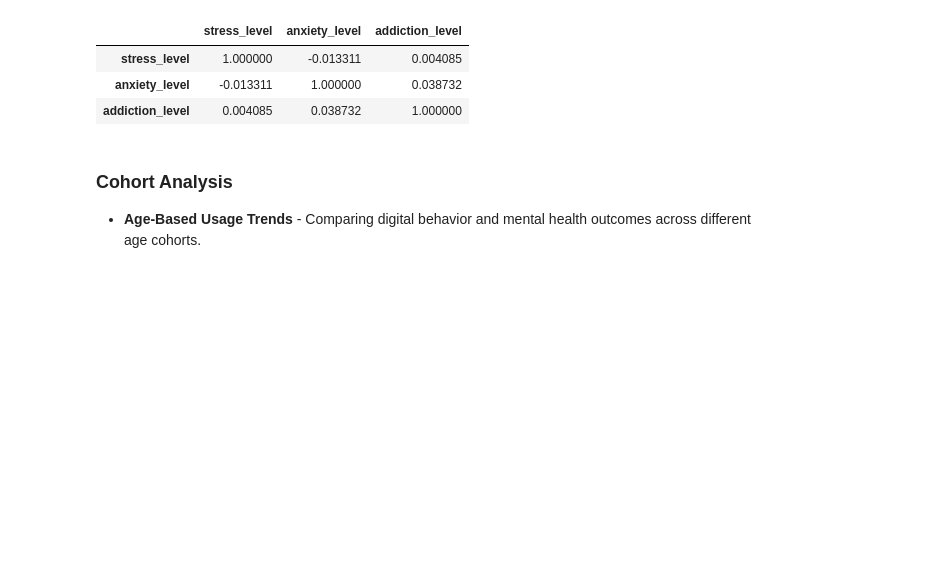
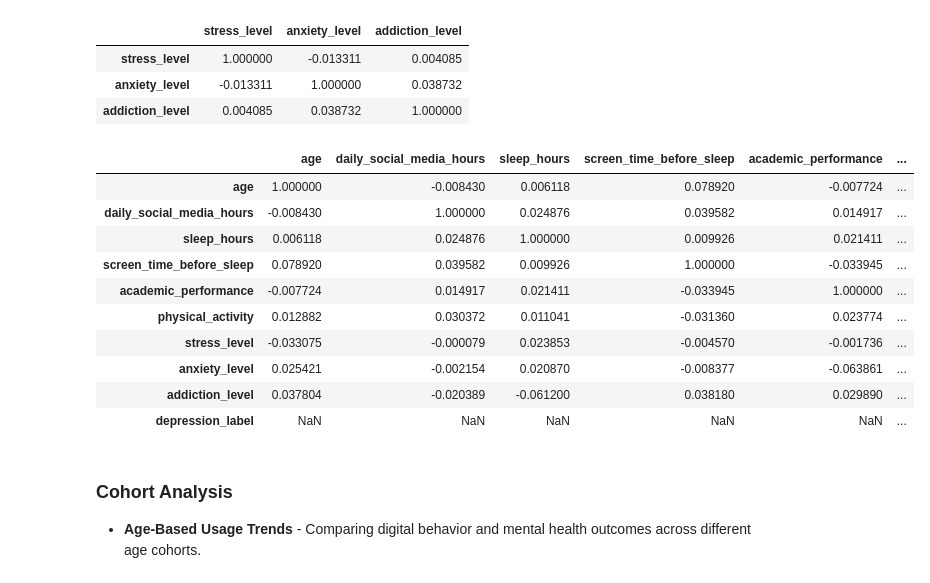
Before and after one commit to MarcelNazare/Social-Media-Impact-on-Teen-Mental-Health, a Jupyter notebook: notebooks/statistical_analysis.ipynb, the cells around one changed output. Cells and saved outputs as stored; diff of their text form; code cells hidden in the pictures; blank space fills up the shorter version.

Commit message:
Correlation analysis conducted on all features

```diff
--- a/notebooks/statistical_analysis.ipynb
+++ b/notebooks/statistical_analysis.ipynb
@@ -208,3 +270,20 @@ corr_matrix
 fig = px.imshow(corr_matrix,text_auto=True)
 fig.show()
 fig.write_html("../visualizations/Correlation matrix (stress, anxiety and addiction).html")
+# %%
+# Correlation Intersection for All features
+corr_df = df.to_pandas()[['age','daily_social_media_hours','sleep_hours','screen_time_before_sleep','academic_performance', 'physical_activity','stress_level','anxiety_level','addiction_level','depression_label']]
+corr_matrix = corr_df.corr()
+corr_matrix
+# %% [output]
+|  | age | daily_social_media_hours | sleep_hours | screen_time_before_sleep | academic_performance | ... |
+| age | 1.000000 | -0.008430 | 0.006118 | 0.078920 | -0.007724 | ... |
+| daily_social_media_hours | -0.008430 | 1.000000 | 0.024876 | 0.039582 | 0.014917 | ... |
+| sleep_hours | 0.006118 | 0.024876 | 1.000000 | 0.009926 | 0.021411 | ... |
+| screen_time_before_sleep | 0.078920 | 0.039582 | 0.009926 | 1.000000 | -0.033945 | ... |
+| academic_performance | -0.007724 | 0.014917 | 0.021411 | -0.033945 | 1.000000 | ... |
+| physical_activity | 0.012882 | 0.030372 | 0.011041 | -0.031360 | 0.023774 | ... |
+| stress_level | -0.033075 | -0.000079 | 0.023853 | -0.004570 | -0.001736 | ... |
+| anxiety_level | 0.025421 | -0.002154 | 0.020870 | -0.008377 | -0.063861 | ... |
+| addiction_level | 0.037804 | -0.020389 | -0.061200 | 0.038180 | 0.029890 | ... |
+| depression_label | NaN | NaN | NaN | NaN | NaN | ... |
```
Also changed, not shown: parts of 4 cells of this notebook, 3 other files.
